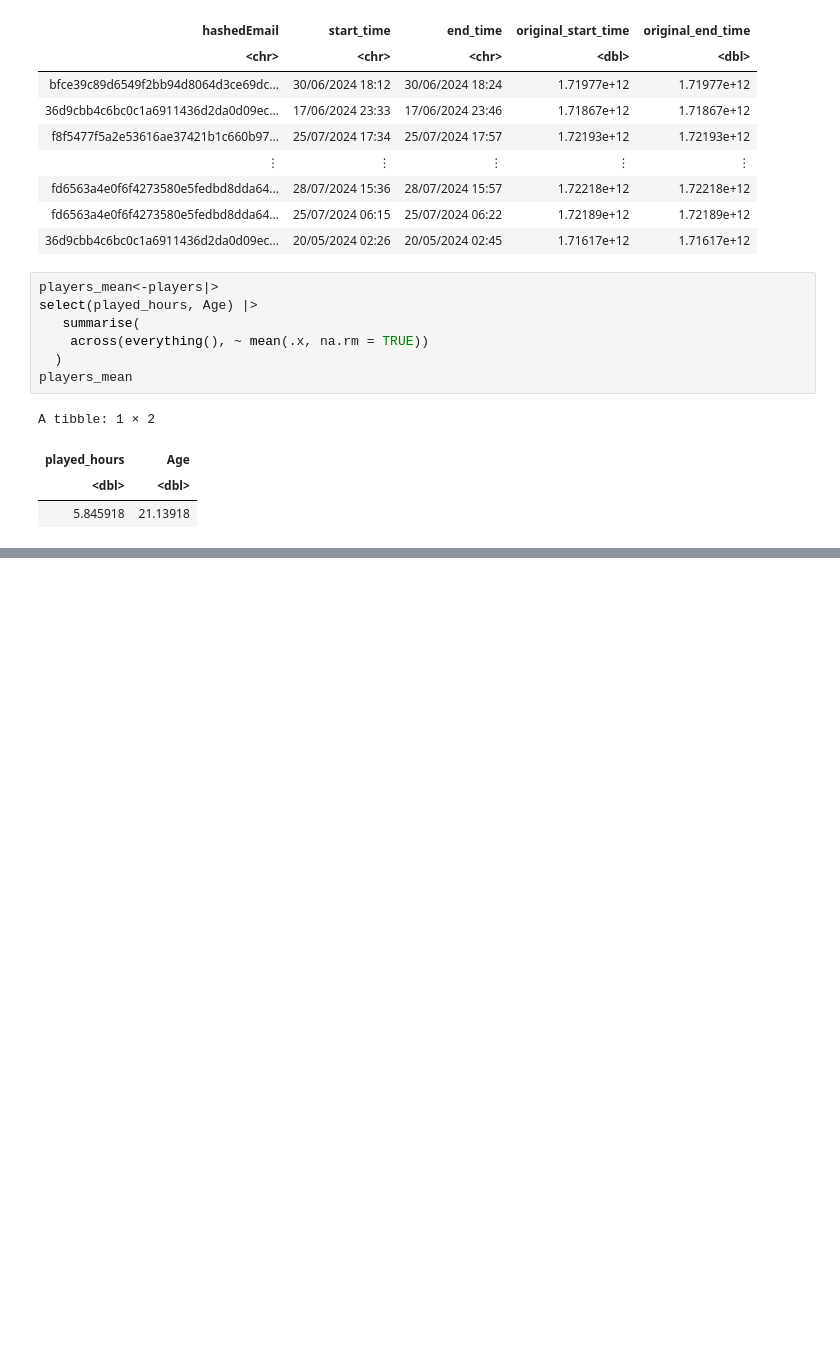
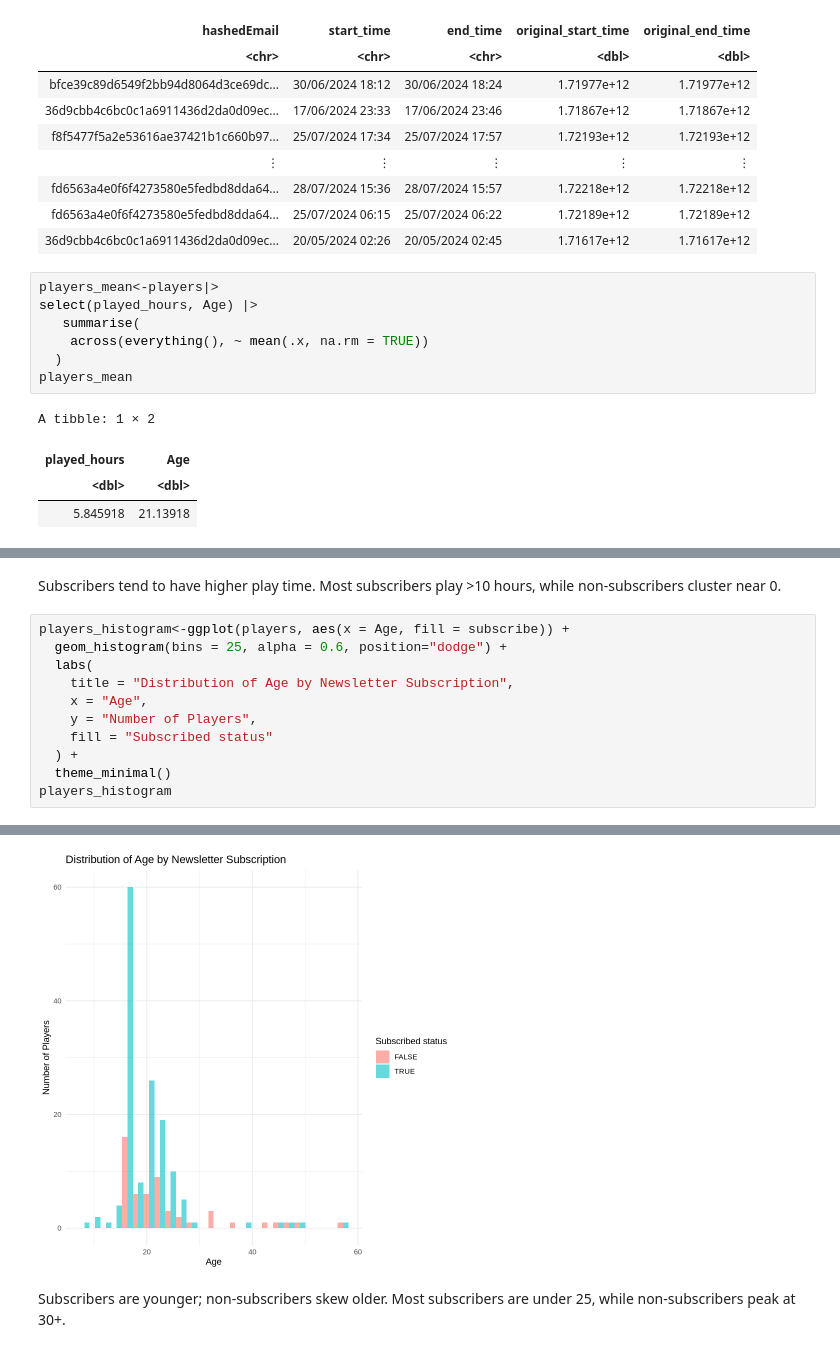
Before and after one commit to tommyxie0stu/UBC-ds-minecraft-data-planning, a Jupyter notebook: project.ipynb, the cells around one changed output, grey strips where cells are left out. Drawn from its saved outputs; the diff is of its cells as text; blank space fills up the shorter version.

```diff
--- a/project.ipynb
+++ b/project.ipynb
@@ -174,0 +209,14 @@ A tibble: 1 × 2
+# %% [markdown]
+Subscribers tend to have higher play time. Most subscribers play >10 hours, while non-subscribers cluster near 0.
+# %%
+players_histogram<-ggplot(players, aes(x = Age, fill = subscribe)) +
+  geom_histogram(bins = 25, alpha = 0.6, position="dodge") +
+  labs(
+    title = "Distribution of Age by Newsletter Subscription",
+    x = "Age",
+    y = "Number of Players",
+    fill = "Subscribed status"
+  ) +
+  theme_minimal()
+players_histogram
+# %% [output]
@@ -174,0 +225,3 @@ A tibble: 1 × 2
+[figure, added]
+# %% [markdown]
+Subscribers are younger; non-subscribers skew older. Most subscribers are under 25, while non-subscribers peak at 30+.
```
Also changed, not shown: parts of 4 cells of this notebook.
